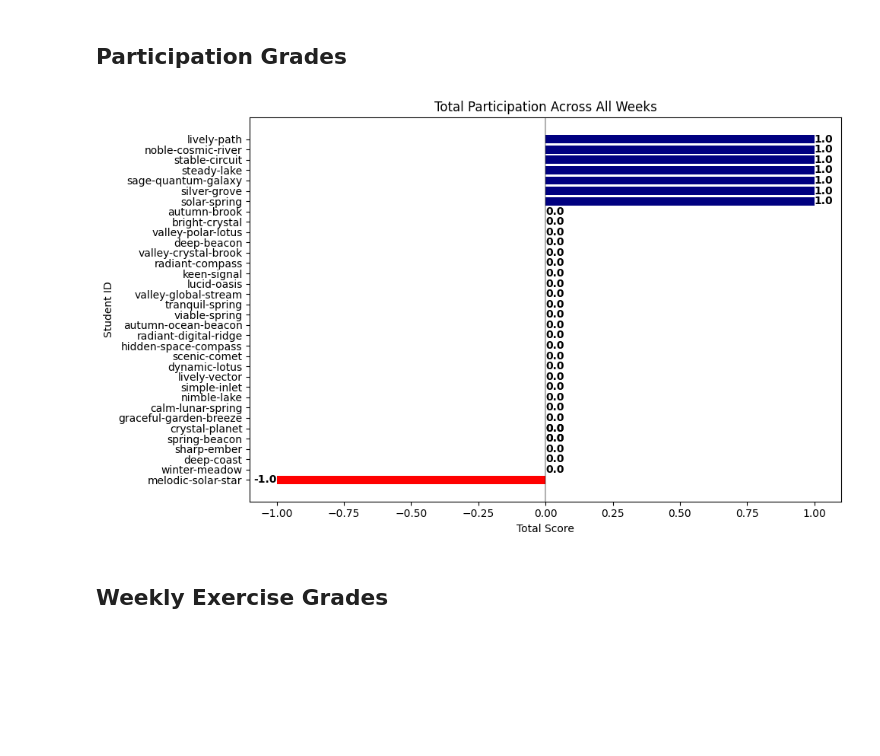
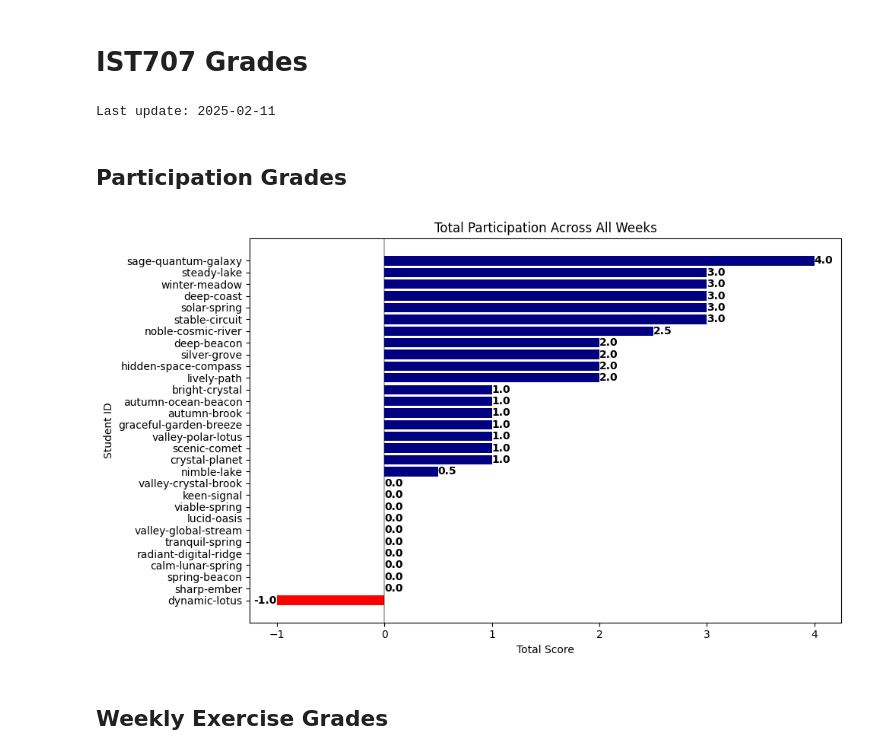
Before and after one commit to SU-IST707-SP25/student-grades-707, a Jupyter notebook: grade-overview.ipynb, the cells around one changed output. Cells and saved outputs as stored; diff of their text form; code cells hidden in the pictures; blank space fills up the shorter version.

Commit message:
grade update

```diff
--- a/grade-overview.ipynb
+++ b/grade-overview.ipynb
@@ -2,42 +71,55 @@
 import pandas as pd
 import matplotlib.pyplot as plt
 import numpy as np
+from datetime import datetime
+import json
 
-roster = pd.read_csv("../resources/IST707-SP25 - roster.csv")[["github_id","public_id"]]
+with open("../resources/google-sheet-707.json") as f:
+    workbook707 = json.load(f)
+# %% [markdown]
+# IST707 Grades
+# %%
+from datetime import datetime
+current_date = datetime.now().strftime('%Y-%m-%d')
+print(f"Last update: {current_date}")
+# %% [output]
+Last update: 2025-02-11
 # %% [markdown]
 ## Participation Grades
+# %%
+roster = get_google_sheet_data(workbook707['id'],workbook707['roster'])[['github_id','public_id']]
+participation_grades= get_google_sheet_data(workbook707['id'],workbook707['participation'])
 # %%
-participation_grades = pd.read_csv("../resources/IST707-SP25 - participation.csv")
 week_columns = [col for col in participation_grades if col.startswith('Week')]
 final_participation = participation_grades.merge(roster,on="github_id").drop("github_id",axis=1)
-final_participation['total_score'] = final_participation[week_columns].sum(axis=1)
+final_participation['total_score'] = final_participation[week_columns].astype(float).sum(axis=1)
 final_participation.sort_values('total_score',inplace=True)
 
 
 plt.figure(figsize=(10,6))
 
 # Create horizontal bars with different colors for positive/negative
 colors = ['red' if x < 0 else 'navy' for x in final_participation['total_score']]
 bars = plt.barh(final_participation['public_id'], final_participation['total_score'], color=colors)
 
 # Add a vertical line at x=0
 plt.axvline(x=0, color='black', linestyle='-', alpha=0.3)
 
 # Add value labels at the end of each bar
 for i, bar in enumerate(bars):
     width = bar.get_width()
     plt.text(width, bar.get_y() + bar.get_height()/2,
              f'{width:.1f}',
              ha='left' if width >= 0 else 'right',
              va='center',
              fontweight='bold')
 
 plt.title('Total Participation Across All Weeks')
 plt.xlabel('Total Score')
 plt.ylabel('Student ID')
 plt.tight_layout()
 plt.show()
 # %% [output]
-[figure, old version]
+[figure, new version]
 # %% [markdown]
 ## Weekly Exercise Grades
```
Also changed, not shown: parts of 5 cells of this notebook.
